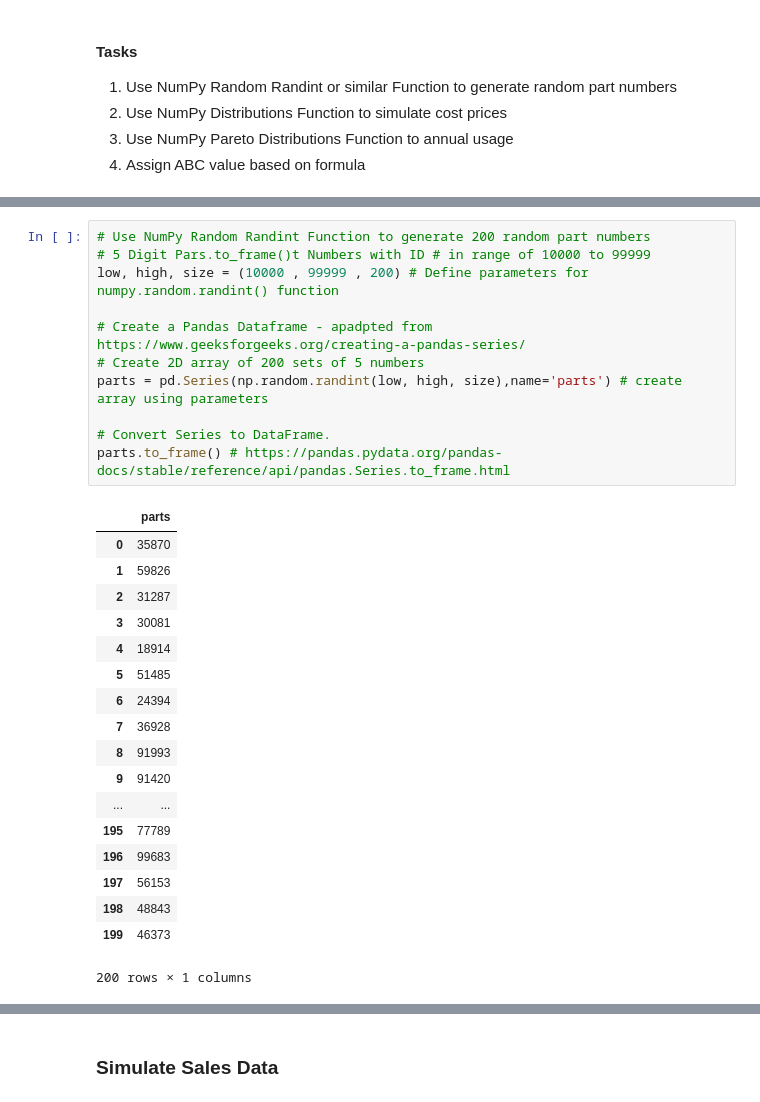
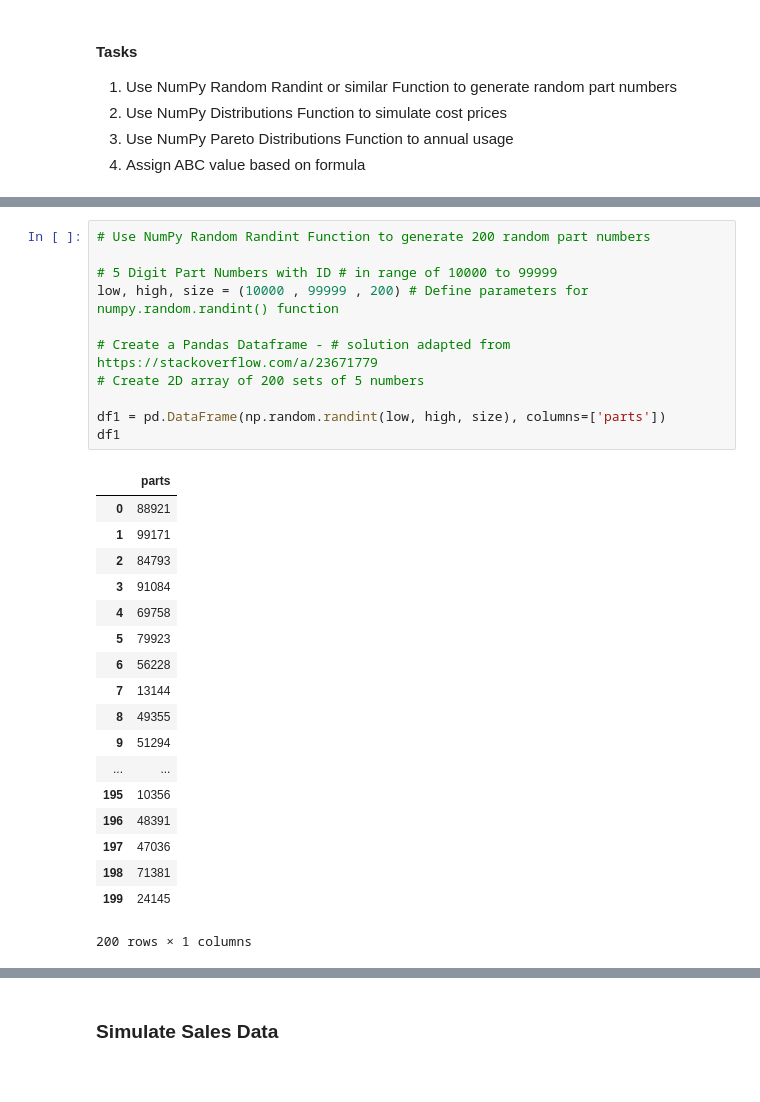
Before and after one commit to pcaulfie/ProgDA-Project, a Jupyter notebook: ProgDA-Project.ipynb, the cells around one changed output, grey strips where cells are left out. Drawn from its saved outputs; the diff is of its cells as text.

```diff
--- a/ProgDA-Project.ipynb
+++ b/ProgDA-Project.ipynb
@@ -33,30 +37,30 @@ print(ser1)
 # %%
 # Use NumPy Random Randint Function to generate 200 random part numbers
-# 5 Digit Pars.to_frame()t Numbers with ID # in range of 10000 to 99999
+
+# 5 Digit Part Numbers with ID # in range of 10000 to 99999
 low, high, size = (10000 , 99999 , 200) # Define parameters for numpy.random.randint() function
 
-# Create a Pandas Dataframe - apadpted from https://www.geeksforgeeks.org/creating-a-pandas-series/
+# Create a Pandas Dataframe - # solution adapted from https://stackoverflow.com/a/23671779
 # Create 2D array of 200 sets of 5 numbers
-parts = pd.Series(np.random.randint(low, high, size),name='parts') # create array using parameters
 
-# Convert Series to DataFrame.
-parts.to_frame() # https://pandas.pydata.org/pandas-docs/stable/reference/api/pandas.Series.to_frame.html
+df1 = pd.DataFrame(np.random.randint(low, high, size), columns=['parts'])
+df1
 # %% [output]
 |  | parts |
-| 0 | 35870 |
-| 1 | 59826 |
-| 2 | 31287 |
-| 3 | 30081 |
-| 4 | 18914 |
-| 5 | 51485 |
-| 6 | 24394 |
-| 7 | 36928 |
-| 8 | 91993 |
-| 9 | 91420 |
+| 0 | 88921 |
+| 1 | 99171 |
+| 2 | 84793 |
+| 3 | 91084 |
+| 4 | 69758 |
+| 5 | 79923 |
+| 6 | 56228 |
+| 7 | 13144 |
+| 8 | 49355 |
+| 9 | 51294 |
 | ... | ... |
-| 195 | 77789 |
-| 196 | 99683 |
-| 197 | 56153 |
-| 198 | 48843 |
-| 199 | 46373 |
+| 195 | 10356 |
+| 196 | 48391 |
+| 197 | 47036 |
+| 198 | 71381 |
+| 199 | 24145 |
 200 rows × 1 columns
```
Also changed, not shown: parts of 11 cells of this notebook.
